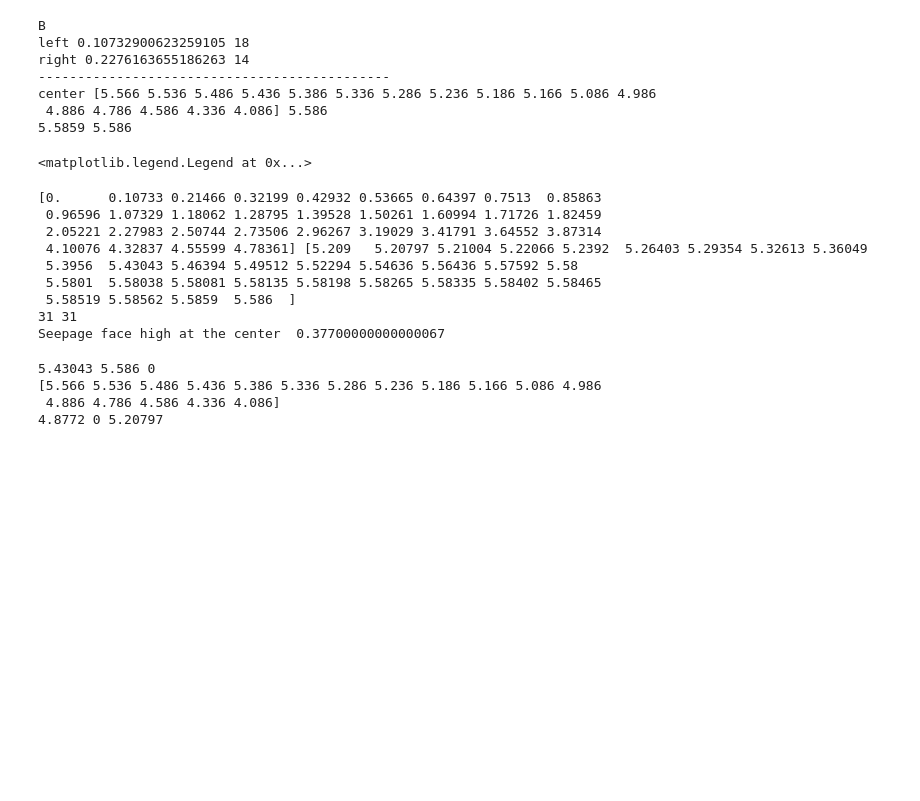
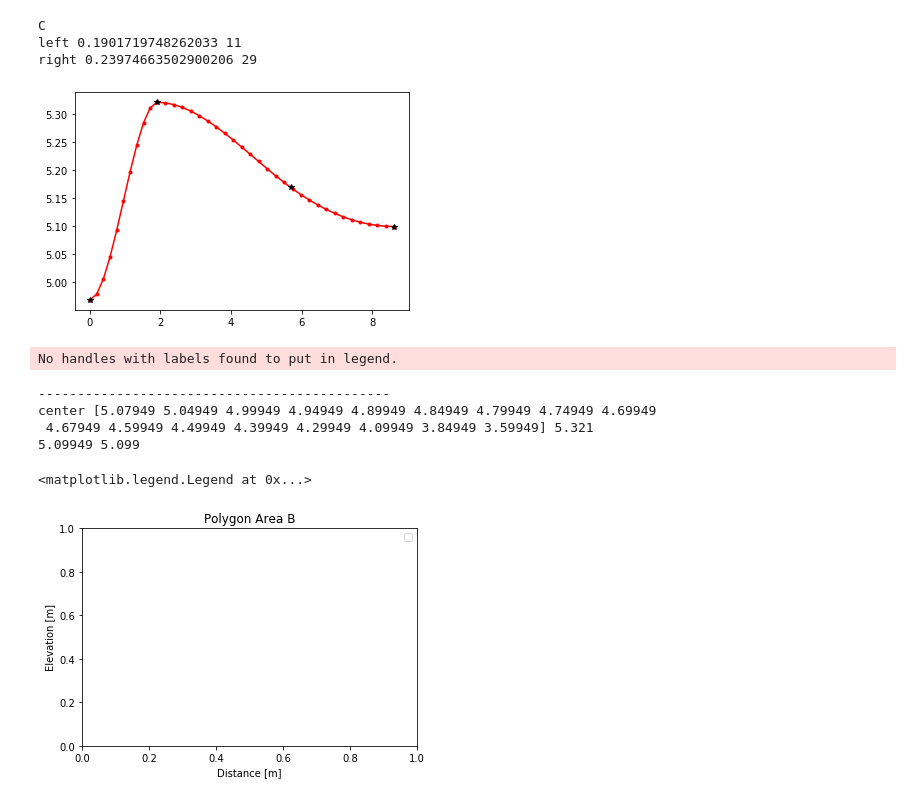
Before and after one commit to ajkhattak/python-scripts, a Jupyter notebook: meshes/make_mesh_piewedge-Vladimir.ipynb, the cells around one changed output. Cells and saved outputs as stored; diff of their text form; code cells hidden in the pictures; blank space fills up the shorter version.

```diff
--- a/meshes/make_mesh_piewedge-Vladimir.ipynb
+++ b/meshes/make_mesh_piewedge-Vladimir.ipynb
@@ -31,25 +26,25 @@ def Distance(x,y):
     return d
 # %%
 #Vladimir data
-site_area = 'B'
+site_area = 'C'
 if site_area == 'C':
-    print site_area
+    print (site_area)
     zv = np.array([5.099, 5.169, 5.321, 4.968])
     zv =zv[::-1]
     northing = [7910344.103,7910341.163,7910337.608, 7910335.845] #original
     easting = [585907.153,585907.605,585908.893,585909.606]
     distC = Distance(northing,easting)
     distC = distC[::-1]
-    print distC, zv
+    #print distC, zv
     numx1 = int((distC[1] - distC[0]) / 0.17)
     numx2 = int((distC[-1] - distC[1]) / 0.23)
-    print numx1, numx2
+    #print numx1, numx2
     xnew1 = np.linspace(distC[0],distC[1],numx1)
     xnew2 = np.linspace(distC[1],distC[-1],numx2)
     cs1 = scipy.interpolate.CubicSpline(distC[:2],zv[:2], bc_type='clamped')
     cs2 = scipy.interpolate.CubicSpline(distC[1:],zv[1:], bc_type='clamped')
 elif site_area == 'A':
-    print site_area
+    print (site_area)
     zv = np.array([5.165, 5.389,5.412,5.200])
     zv =zv[::-1]
     north=[7910477.667,7910482.445,7910483.703,7910484.006]
@@ -65,7 +60,7 @@ elif site_area == 'A':
     cs1 = scipy.interpolate.CubicSpline(distA[:2],zv[:2], bc_type='clamped')
     cs2 = scipy.interpolate.CubicSpline(distA[1:],zv[1:], bc_type='clamped')
 elif site_area == 'B':
-    print site_area
+    print (site_area)
     zv = np.array([5.586,5.580,5.307,5.209])
     north=[7910300.761,7910298.338, 7910297.337,7910296.76]
     east = [585826.986,585825.28,585824.741,585824.364]
@@ -85,28 +80,28 @@ elif site_area == 'B':
     cs2 = scipy.interpolate.CubicSpline(distB[2+1:],zv[2+1:], bc_type='clamped')
 
 elif site_area == 'D':
-    print site_area
+    print (site_area)
     zv = np.array([5.241, 5.245,5.293,5.378])
     zv =zv[::-1]
     x1=[585912.144,585916.144,585918.711,585920.688]
 
     x1 = [-i + x1[-1] for i in x1]
     x1 =x1[::-1]
-    print x1
+    #print x1
     numx1 = int((x1[-1] - x1[0]) / 0.25) + 2
     numx2 = numx1
-    print numx1
+    #print numx1
     xnew1 = np.linspace(x1[0],x1[3],numx1)
     xnew2 = xnew1
     cs1 = scipy.interpolate.CubicSpline(x1,zv, bc_type='clamped')
     #cs2 = scipy.interpolate.CubicSpline(x1,zv, bc_type=((1, 0.0), (1, .0)))
 
-print 'left', xnew1[1] - xnew1[0], numx1
-print 'right', xnew2[-1] - xnew2[-2], numx2
+print ('left', xnew1[1] - xnew1[0], numx1)
+print ('right', xnew2[-1] - xnew2[-2], numx2)
 
 plt.plot(xnew1, cs1(xnew1), '.-', color= 'r', label = 'fitted curve')
 plt.plot(xnew2, cs2(xnew2), '.-', color= 'r')
-plt.plot(distB, zv, '*', color= 'k', label='measured data')
+plt.plot(distC, zv, '*', color= 'k', label='measured data')
 
 plt.show()
 
@@ -127,61 +122,54 @@ observe = 'center'
 xloc = 0
 mid_pt = (zv[0] + zv[1])/2.
 
 depths_t = [0.02, 0.05, 0.1, 0.15, 0.2, 0.25, 0.30, 0.35, 0.4, 0.5, 0.6,0.7,0.8, 1.0, 1.25, 1.50]
 depths_r = [0.02, 0.05, 0.1, 0.15, 0.2, 0.25, 0.30, 0.35, 0.4, 0.5, 0.6,0.7,0.8, 1.0, 1.25, 1.50]
 depths_c = [0.02, 0.05, 0.1, 0.15, 0.2, 0.25, 0.30, 00.35, 0.4, 0.42, 0.5, 0.6,0.7,0.8, 1.0, 1.25, 1.50]
 if observe == 'trough':
     z_location = [zv[1] - v for v in depths_t] #taking z at zv[1] to make sure the observed point lie within above cell
     xloc = np.where(zv == zv[0])
     xloc = xnew[xloc]
 elif observe == 'rim':
     if 'B' in site_area: # max in polygon B is the center.. so we need to get the right location for rim
         z_location = [zv[numx1] - v for v in depths_r]
-        print 'B'
+        print ('B')
     else:
         z_location = [max(zv) - v for v in depths_r]
-        print 'Not B'
+        print ('Not B')
     xloc = np.where(zv == max(zv))
 elif observe == 'center':
     if 'B' in site_area:
         z_location = [zv[-1] - v for v in depths_c]
     else:
         z_location = [zv[-2] - v for v in depths_c]
 
 zv = np.round(zv, 5)
 xnew = np.round(xnew,5)
-print observe, np.round(z_location,5), max(zv)
-print zv[-2], zv[-1]
+print (observe, np.round(z_location,5), max(zv))
+print (zv[-2], zv[-1])
 
 plt.xlabel('Distance [m]')
 plt.ylabel('Elevation [m]')
 plt.title('Polygon Area B')
 plt.legend()
 # %% [output]
-B
-left 0.10732900623259105 18
-right 0.2276163655186263 14
----------------------------------------------
-center [5.566 5.536 5.486 5.436 5.386 5.336 5.286 5.236 5.186 5.166 5.086 4.986
- 4.886 4.786 4.586 4.336 4.086] 5.586
-5.5859 5.586
+C
+left 0.1901719748262033 11
+right 0.23974663502900206 29
+[figure, added]
-<matplotlib.legend.Legend at 0x...>
+No handles with labels found to put in legend.
+---------------------------------------------
+center [5.07949 5.04949 4.99949 4.94949 4.89949 4.84949 4.79949 4.74949 4.69949
+ 4.67949 4.59949 4.49949 4.39949 4.29949 4.09949 3.84949 3.59949] 5.321
+5.09949 5.099
+<matplotlib.legend.Legend at 0x...>
+[figure, added]
 # %%
 z_smooth = zv
 x = xnew
 print x, z_smooth
 print len(x), len(z_smooth)
 print 'Seepage face high at the center ', max(z_smooth - z_smooth[0])
-# %% [output]
-[0.      0.10733 0.21466 0.32199 0.42932 0.53665 0.64397 0.7513  0.85863
- 0.96596 1.07329 1.18062 1.28795 1.39528 1.50261 1.60994 1.71726 1.82459
- 2.05221 2.27983 2.50744 2.73506 2.96267 3.19029 3.41791 3.64552 3.87314
- 4.10076 4.32837 4.55599 4.78361] [5.209   5.20797 5.21004 5.22066 5.2392  5.26403 5.29354 5.32613 5.36049
- 5.3956  5.43043 5.46394 5.49512 5.52294 5.54636 5.56436 5.57592 5.58
- 5.5801  5.58038 5.58081 5.58135 5.58198 5.58265 5.58335 5.58402 5.58465
- 5.58519 5.58562 5.5859  5.586  ]
-31 31
-Seepage face high at the center  0.37700000000000067
 # %%
 #trough
 observe = 'center'
@@ -204,11 +192,6 @@ elif observe == 'center':
 print round(z_smooth[10],5), max(zv), xloc
 print np.round(z_location,3)
 print  4.8972 -0.02, xloc, z_smooth[1]
-# %% [output]
-5.43043 5.586 0
-[5.566 5.536 5.486 5.436 5.386 5.336 5.286 5.236 5.186 5.166 5.086 4.986
- 4.886 4.786 4.586 4.336 4.086]
-4.8772 0 5.20797
 # %%
 import meshing_ats
 
```
Also changed, not shown: parts of 3 cells of this notebook, 5 other files.
